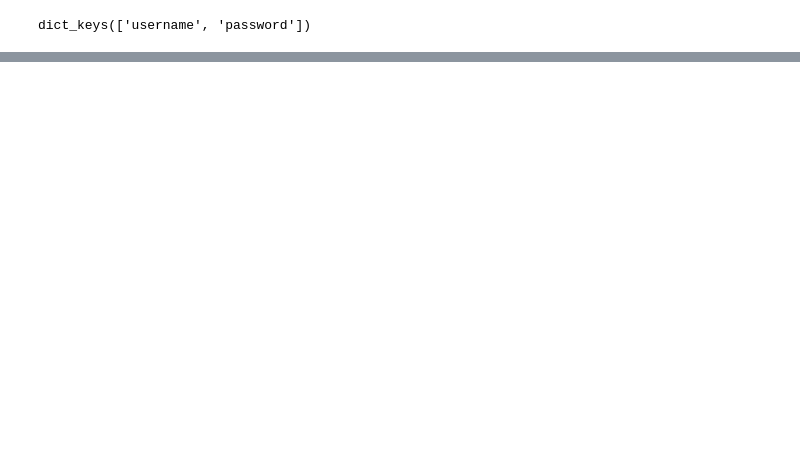
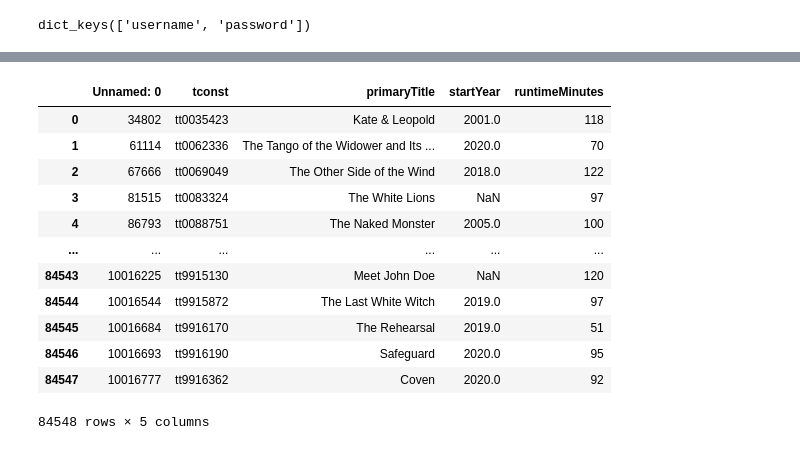
Before and after one commit to donmarcolaureano/Movie-Database, a Jupyter notebook: movie_database_from_erd.ipynb, the cells around one changed output, grey strips where cells are left out. Saved outputs shown, nothing was run; the diff lists cells and outputs as text; code cells hidden in the pictures; blank space fills up the shorter version.

```diff
--- a/movie_database_from_erd.ipynb
+++ b/movie_database_from_erd.ipynb
@@ -18,0 +83,16 @@ conn = engine.connect()
+# %%
+title_basics
+# %% [output]
+|  | Unnamed: 0 | tconst | primaryTitle | startYear | runtimeMinutes |
+| 0 | 34802 | tt0035423 | Kate & Leopold | 2001.0 | 118 |
+| 1 | 61114 | tt0062336 | The Tango of the Widower and Its ... | 2020.0 | 70 |
+| 2 | 67666 | tt0069049 | The Other Side of the Wind | 2018.0 | 122 |
+| 3 | 81515 | tt0083324 | The White Lions | NaN | 97 |
+| 4 | 86793 | tt0088751 | The Naked Monster | 2005.0 | 100 |
+| ... | ... | ... | ... | ... | ... |
+| 84543 | 10016225 | tt9915130 | Meet John Doe | NaN | 120 |
+| 84544 | 10016544 | tt9915872 | The Last White Witch | 2019.0 | 97 |
+| 84545 | 10016684 | tt9916170 | The Rehearsal | 2019.0 | 51 |
+| 84546 | 10016693 | tt9916190 | Safeguard | 2020.0 | 95 |
+| 84547 | 10016777 | tt9916362 | Coven | 2020.0 | 92 |
+84548 rows × 5 columns
```
Also changed, not shown: parts of 21 cells of this notebook, 1 other file.
